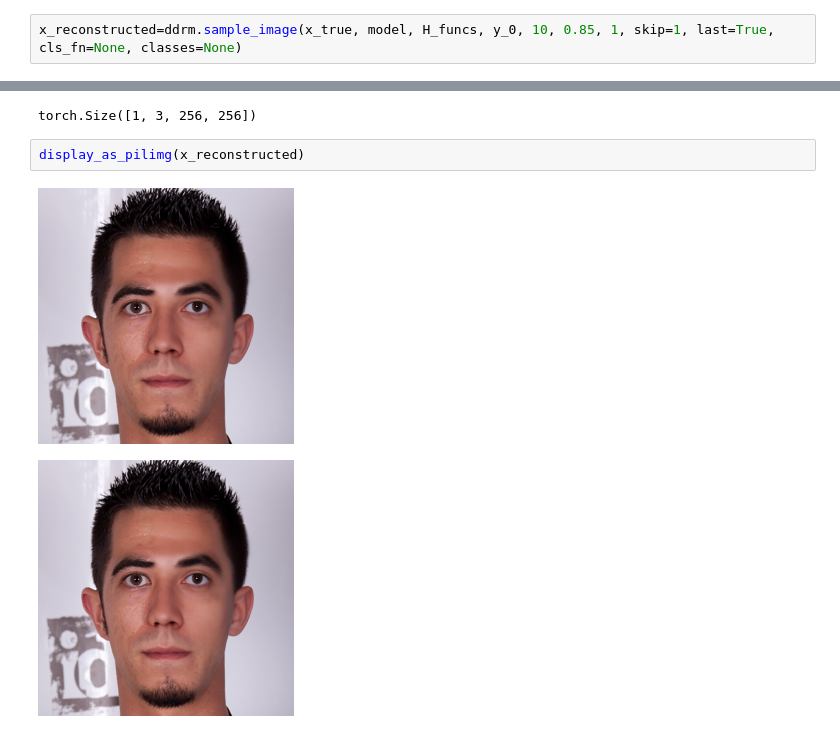
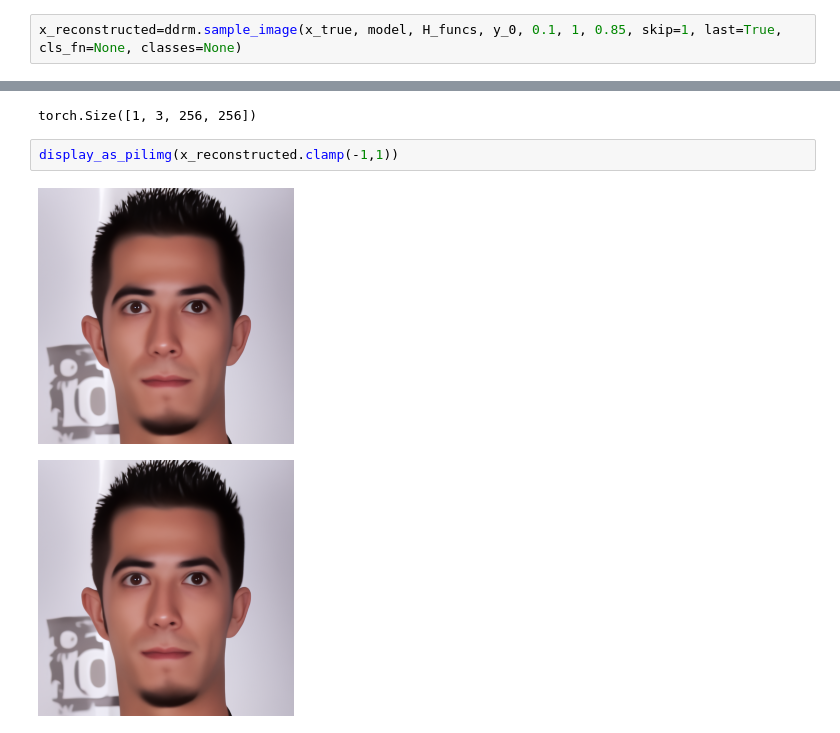
Before and after one commit to meilame-tayebjee/DiffusionRestoration, a Jupyter notebook: experiments_meilame.ipynb, the cells around one changed output, grey strips where cells are left out. Drawn from its saved outputs; the diff is of its cells as text.

```diff
--- a/experiments_meilame.ipynb
+++ b/experiments_meilame.ipynb
@@ -263,11 +367,11 @@ ddrm=DDRM(model)
 # %%
-x_reconstructed=ddrm.sample_image(x_true, model, H_funcs, y_0, 10, 0.85, 1, skip=1, last=True, cls_fn=None, classes=None)
+x_reconstructed=ddrm.sample_image(x_true, model, H_funcs, y_0, 0.1, 1, 0.85, skip=1, last=True, cls_fn=None, classes=None)
 # %%
 x_reconstructed.shape
 # %% [output]
 torch.Size([1, 3, 256, 256])
 # %%
-display_as_pilimg(x_reconstructed)
+display_as_pilimg(x_reconstructed.clamp(-1,1))
 # %% [output]
-[figure, old version]
+[figure, new version]
-[figure, old version]
+[figure, new version]
```
Also changed, not shown: parts of 6 cells of this notebook.
